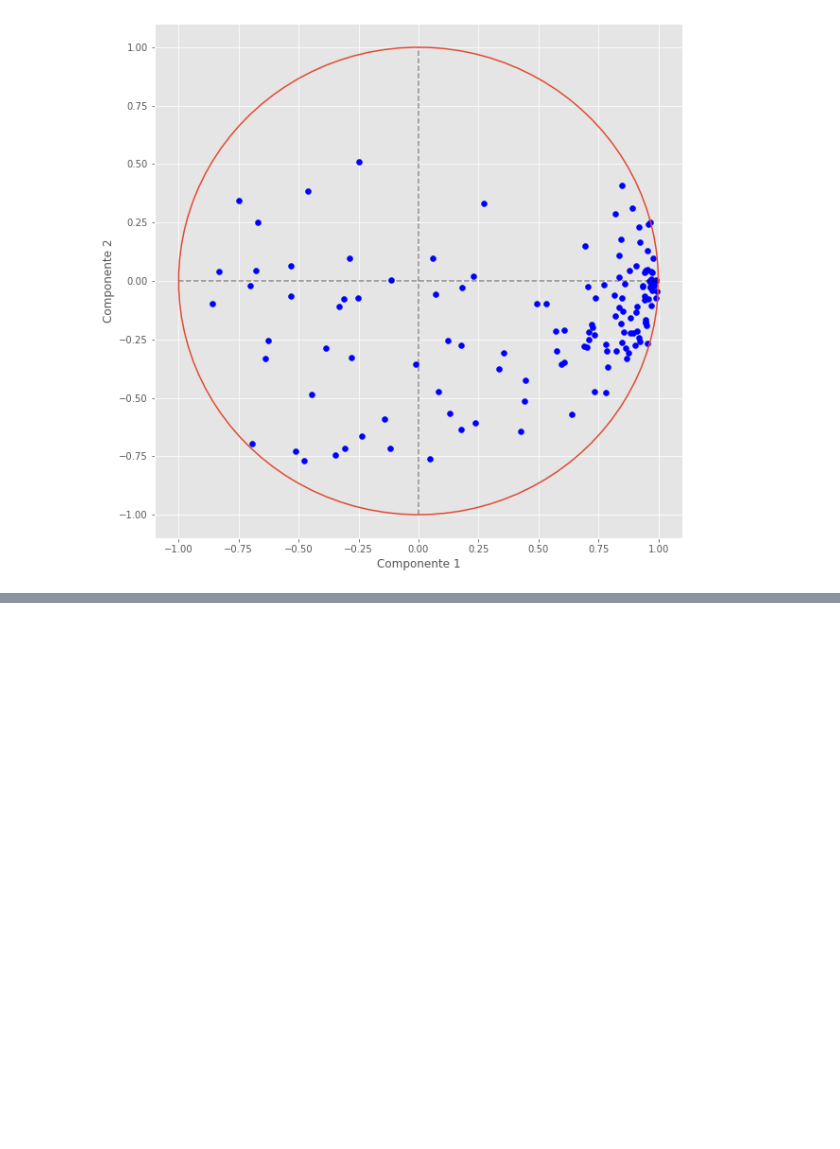
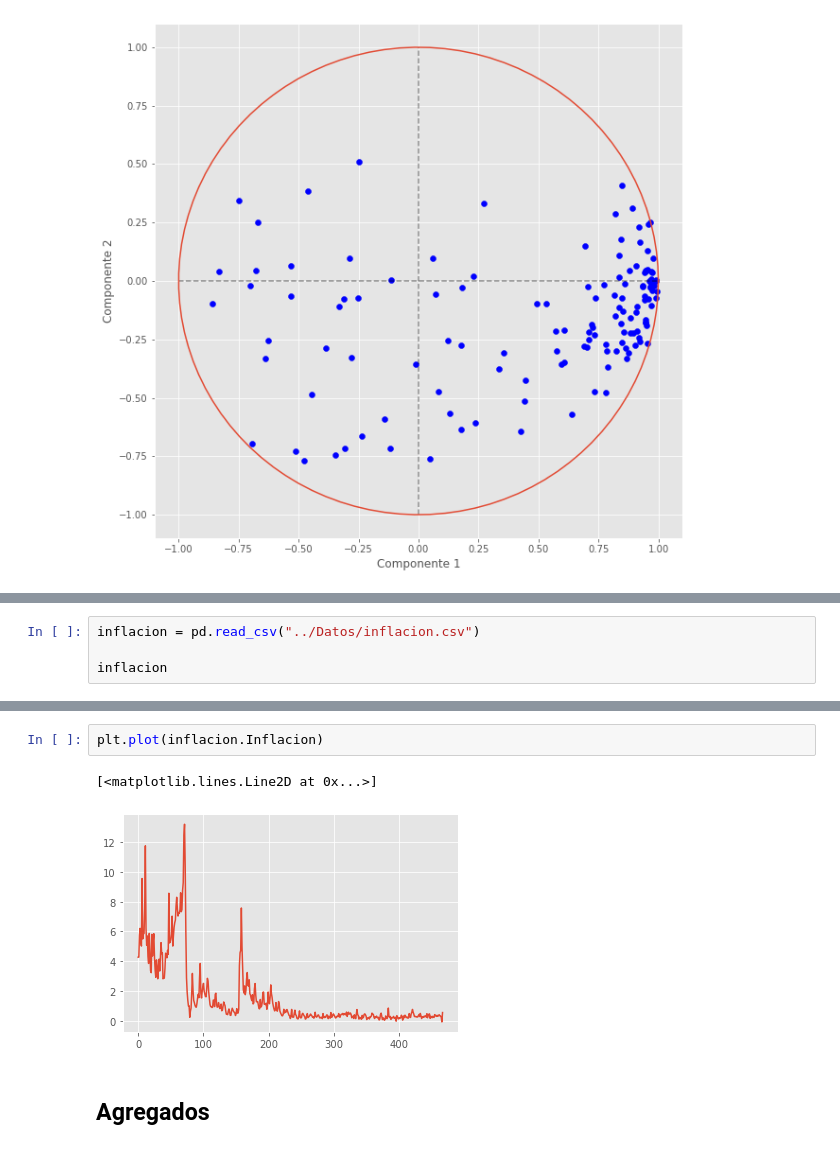
Before and after one commit to magmapinguin/Estimacion-del-PIB-mediante-Ciencia-de-datos, a Jupyter notebook: Notebooks/exploracion.ipynb, the cells around one changed output, grey strips where cells are left out. Saved outputs shown, nothing was run; the diff lists cells and outputs as text; blank space fills up the shorter version.

```diff
--- a/Notebooks/exploracion.ipynb
+++ b/Notebooks/exploracion.ipynb
@@ -257,0 +414,4 @@ Text(0, 0.5, 'Componente 2')
+# %%
+inflacion = pd.read_csv("../Datos/inflacion.csv")
+
+inflacion
@@ -257,0 +450,7 @@ Text(0, 0.5, 'Componente 2')
+# %%
+plt.plot(inflacion.Inflacion)
+# %% [output]
+[<matplotlib.lines.Line2D at 0x...>]
+[figure, added]
+# %% [markdown]
+## Agregados
```
Also changed, not shown: parts of 52 cells of this notebook.
